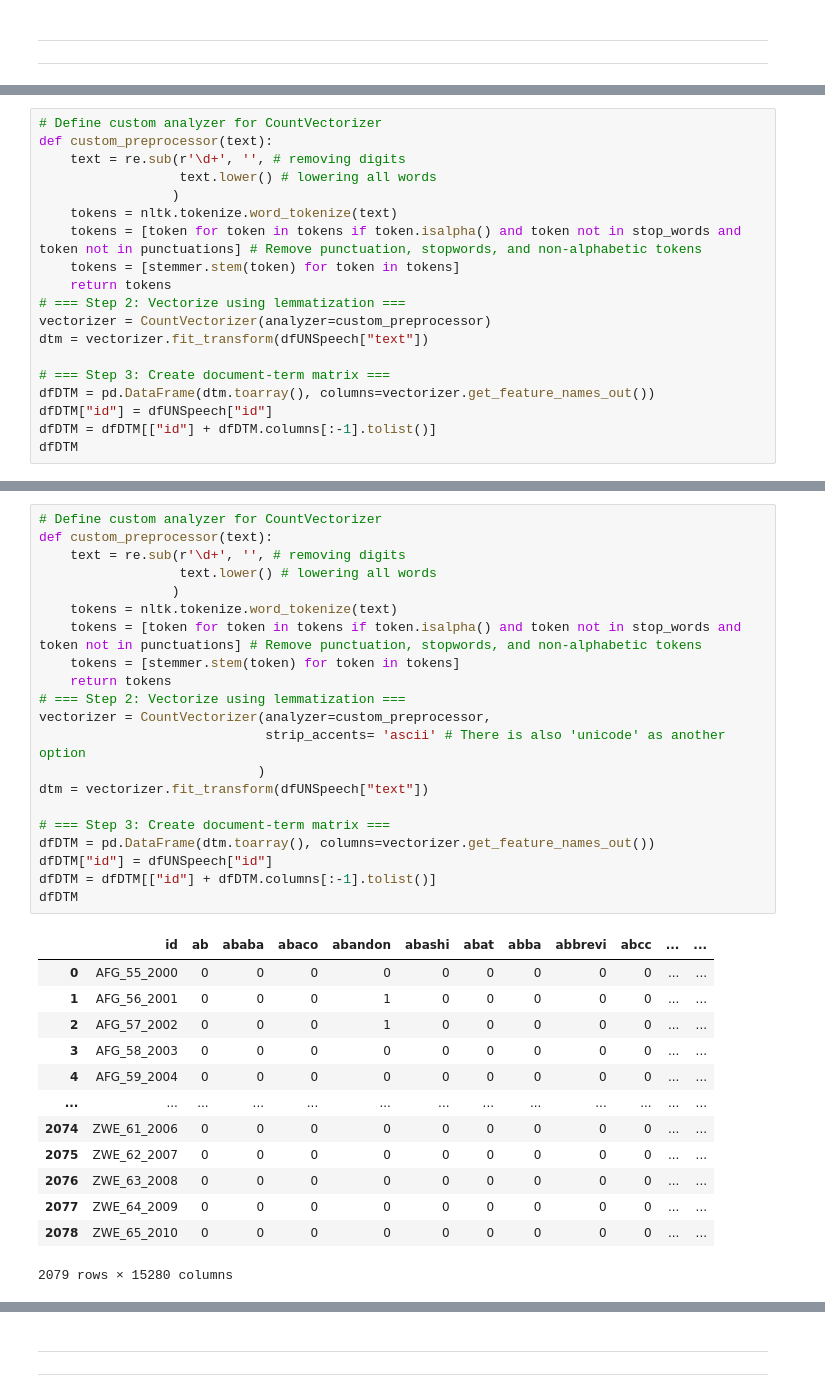
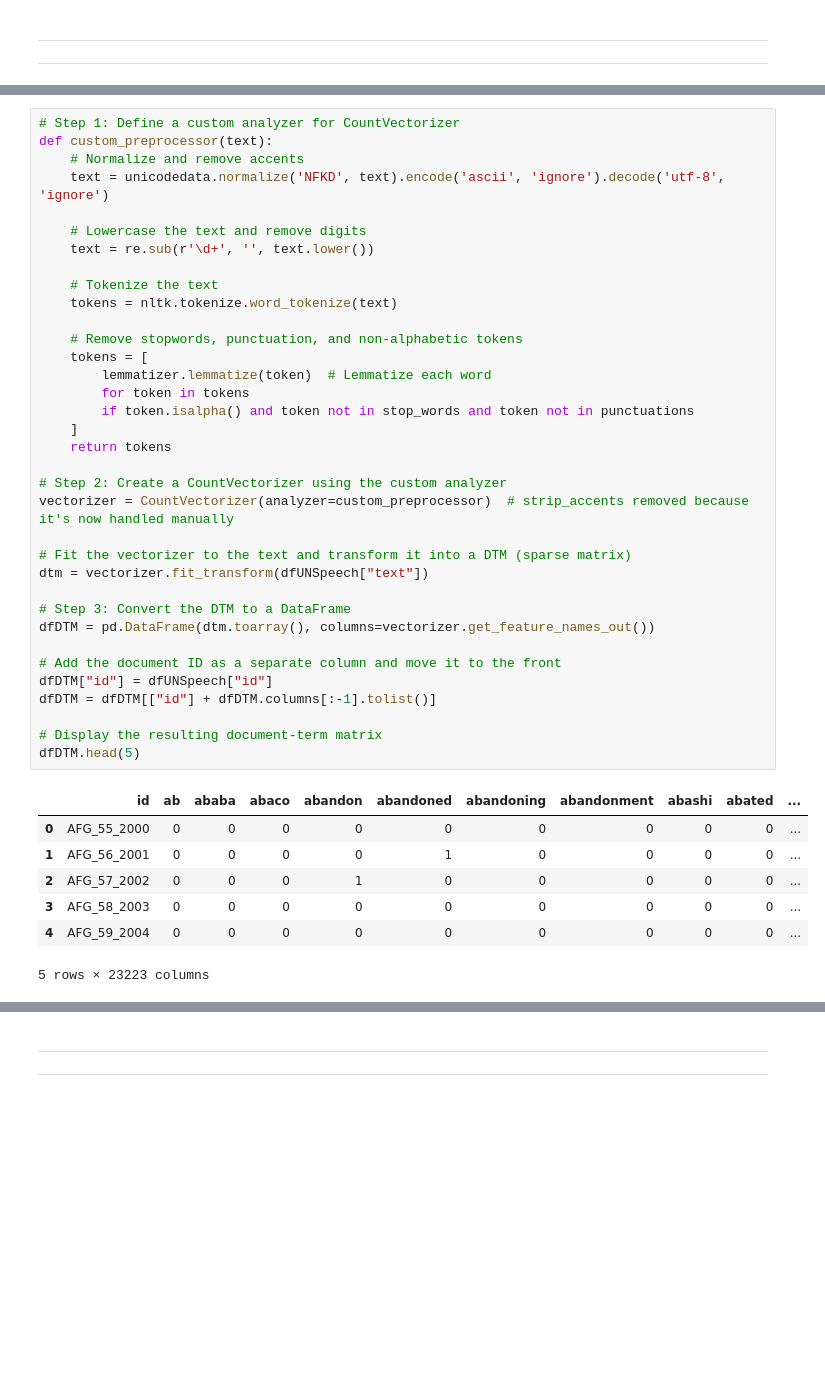
Before and after one commit to mahdi-khesali/Computational-Methods-for-Social-Scientists, a Jupyter notebook: p4/_python/s2/s2_lecture.ipynb, the cells around one changed output, grey strips where cells are left out. Drawn from its saved outputs; the diff is of its cells as text; blank space fills up the shorter version.

```diff
--- a/p4/_python/s2/s2_lecture.ipynb
+++ b/p4/_python/s2/s2_lecture.ipynb
@@ -231,19 +344,0 @@ dfDTM = dfDTM[["id"] + dfDTM.columns[:-1].tolist()]
-# %%
-# Define custom analyzer for CountVectorizer
-def custom_preprocessor(text):
-    text = re.sub(r'\d+', '', # removing digits
-                  text.lower() # lowering all words
-                 )
-    tokens = nltk.tokenize.word_tokenize(text)
-    tokens = [token for token in tokens if token.isalpha() and token not in stop_words and token not in punctuations] # Remove punctuation, stopwords, and non-alphabetic tokens
-    tokens = [stemmer.stem(token) for token in tokens]
-    return tokens
-# === Step 2: Vectorize using lemmatization ===
-vectorizer = CountVectorizer(analyzer=custom_preprocessor)
-dtm = vectorizer.fit_transform(dfUNSpeech["text"])
-
-# === Step 3: Create document-term matrix ===
-dfDTM = pd.DataFrame(dtm.toarray(), columns=vectorizer.get_feature_names_out())
-dfDTM["id"] = dfUNSpeech["id"]
-dfDTM = dfDTM[["id"] + dfDTM.columns[:-1].tolist()]
-dfDTM
@@ -250,35 +357,43 @@ dfDTM
 # %%
-# Define custom analyzer for CountVectorizer
+# Step 1: Define a custom analyzer for CountVectorizer
 def custom_preprocessor(text):
-    text = re.sub(r'\d+', '', # removing digits
-                  text.lower() # lowering all words
-                 )
+    # Normalize and remove accents
+    text = unicodedata.normalize('NFKD', text).encode('ascii', 'ignore').decode('utf-8', 'ignore')
+
+    # Lowercase the text and remove digits
+    text = re.sub(r'\d+', '', text.lower())
+
+    # Tokenize the text
     tokens = nltk.tokenize.word_tokenize(text)
-    tokens = [token for token in tokens if token.isalpha() and token not in stop_words and token not in punctuations] # Remove punctuation, stopwords, and non-alphabetic tokens
-    tokens = [stemmer.stem(token) for token in tokens]
+
+    # Remove stopwords, punctuation, and non-alphabetic tokens
+    tokens = [
+        lemmatizer.lemmatize(token)  # Lemmatize each word
+        for token in tokens
+        if token.isalpha() and token not in stop_words and token not in punctuations
+    ]
     return tokens
-# === Step 2: Vectorize using lemmatization ===
-vectorizer = CountVectorizer(analyzer=custom_preprocessor,
-                             strip_accents= 'ascii' # There is also 'unicode' as another option
-                            )
+
+# Step 2: Create a CountVectorizer using the custom analyzer
+vectorizer = CountVectorizer(analyzer=custom_preprocessor)  # strip_accents removed because it's now handled manually
+
+# Fit the vectorizer to the text and transform it into a DTM (sparse matrix)
 dtm = vectorizer.fit_transform(dfUNSpeech["text"])
 
-# === Step 3: Create document-term matrix ===
+# Step 3: Convert the DTM to a DataFrame
 dfDTM = pd.DataFrame(dtm.toarray(), columns=vectorizer.get_feature_names_out())
+
+# Add the document ID as a separate column and move it to the front
 dfDTM["id"] = dfUNSpeech["id"]
 dfDTM = dfDTM[["id"] + dfDTM.columns[:-1].tolist()]
-dfDTM
+
+# Display the resulting document-term matrix
+dfDTM.head(5)
 # %% [output]
-|  | id | ab | ababa | abaco | abandon | abashi | abat | abba | abbrevi | abcc | ... | ... |
-| 0 | AFG_55_2000 | 0 | 0 | 0 | 0 | 0 | 0 | 0 | 0 | 0 | ... | ... |
-| 1 | AFG_56_2001 | 0 | 0 | 0 | 1 | 0 | 0 | 0 | 0 | 0 | ... | ... |
-| 2 | AFG_57_2002 | 0 | 0 | 0 | 1 | 0 | 0 | 0 | 0 | 0 | ... | ... |
-| 3 | AFG_58_2003 | 0 | 0 | 0 | 0 | 0 | 0 | 0 | 0 | 0 | ... | ... |
-| 4 | AFG_59_2004 | 0 | 0 | 0 | 0 | 0 | 0 | 0 | 0 | 0 | ... | ... |
-| ... | ... | ... | ... | ... | ... | ... | ... | ... | ... | ... | ... | ... |
-| 2074 | ZWE_61_2006 | 0 | 0 | 0 | 0 | 0 | 0 | 0 | 0 | 0 | ... | ... |
-| 2075 | ZWE_62_2007 | 0 | 0 | 0 | 0 | 0 | 0 | 0 | 0 | 0 | ... | ... |
-| 2076 | ZWE_63_2008 | 0 | 0 | 0 | 0 | 0 | 0 | 0 | 0 | 0 | ... | ... |
-| 2077 | ZWE_64_2009 | 0 | 0 | 0 | 0 | 0 | 0 | 0 | 0 | 0 | ... | ... |
-| 2078 | ZWE_65_2010 | 0 | 0 | 0 | 0 | 0 | 0 | 0 | 0 | 0 | ... | ... |
+|  | id | ab | ababa | abaco | abandon | abandoned | abandoning | abandonment | abashi | abated | ... |
+| 0 | AFG_55_2000 | 0 | 0 | 0 | 0 | 0 | 0 | 0 | 0 | 0 | ... |
+| 1 | AFG_56_2001 | 0 | 0 | 0 | 0 | 1 | 0 | 0 | 0 | 0 | ... |
+| 2 | AFG_57_2002 | 0 | 0 | 0 | 1 | 0 | 0 | 0 | 0 | 0 | ... |
+| 3 | AFG_58_2003 | 0 | 0 | 0 | 0 | 0 | 0 | 0 | 0 | 0 | ... |
+| 4 | AFG_59_2004 | 0 | 0 | 0 | 0 | 0 | 0 | 0 | 0 | 0 | ... |
-2079 rows × 15280 columns
+5 rows × 23223 columns
```
Also changed, not shown: parts of 51 cells of this notebook, 2 other files.
